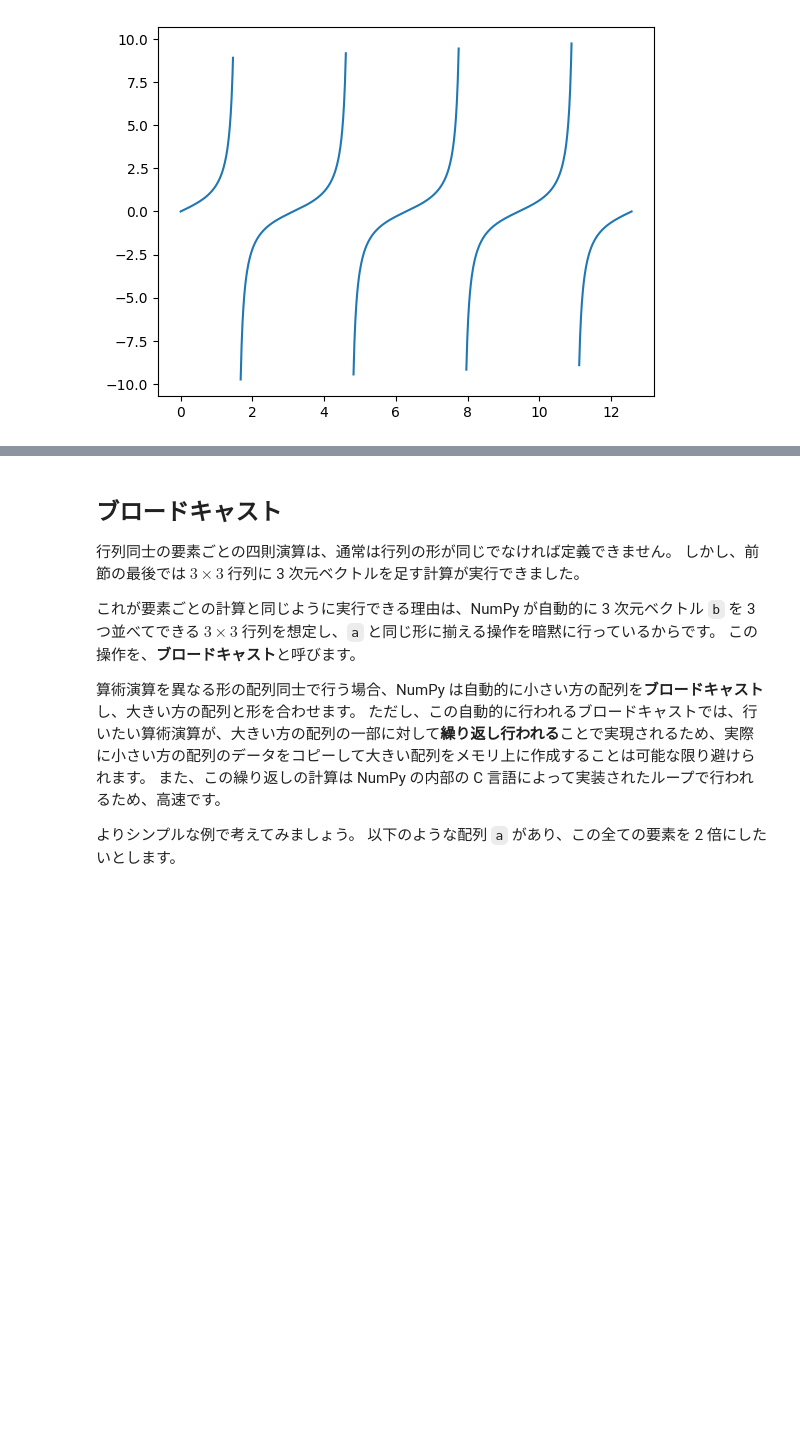
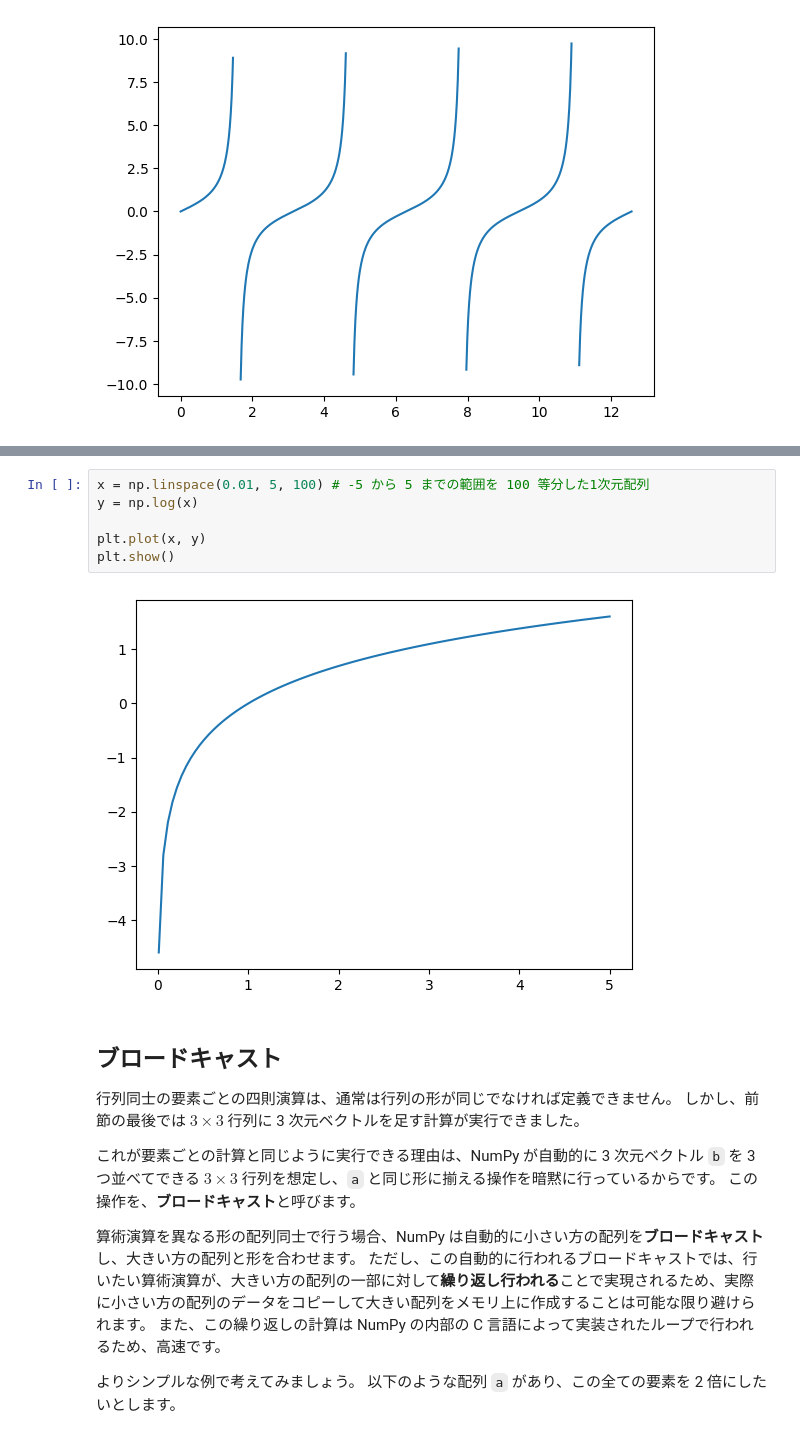
Before and after one commit to ykinolab-tokai/initial-training-2024, a Jupyter notebook: text/03_Reviewing_Elementary_Math_with_NumPy_and_Matplotlib.ipynb, the cells around one changed output, grey strips where cells are left out. Drawn from its saved outputs; the diff is of its cells as text; blank space fills up the shorter version.

```diff
--- a/text/03_Elementary_Math_and_NumPy.ipynb
+++ b/text/03_Reviewing_Elementary_Math_with_NumPy_and_Matplotlib.ipynb
@@ -598,3 +627,11 @@ plt.show()
+# %%
+x = np.linspace(0.01, 5, 100) # -5 から 5 までの範囲を 100 等分した1次元配列
+y = np.log(x)
+
+plt.plot(x, y)
+plt.show()
+# %% [output]
+[figure, added]
 # %% [markdown]
 ## ブロードキャスト
 
```
Also changed, not shown: parts of 6 cells of this notebook, 28 other files.
